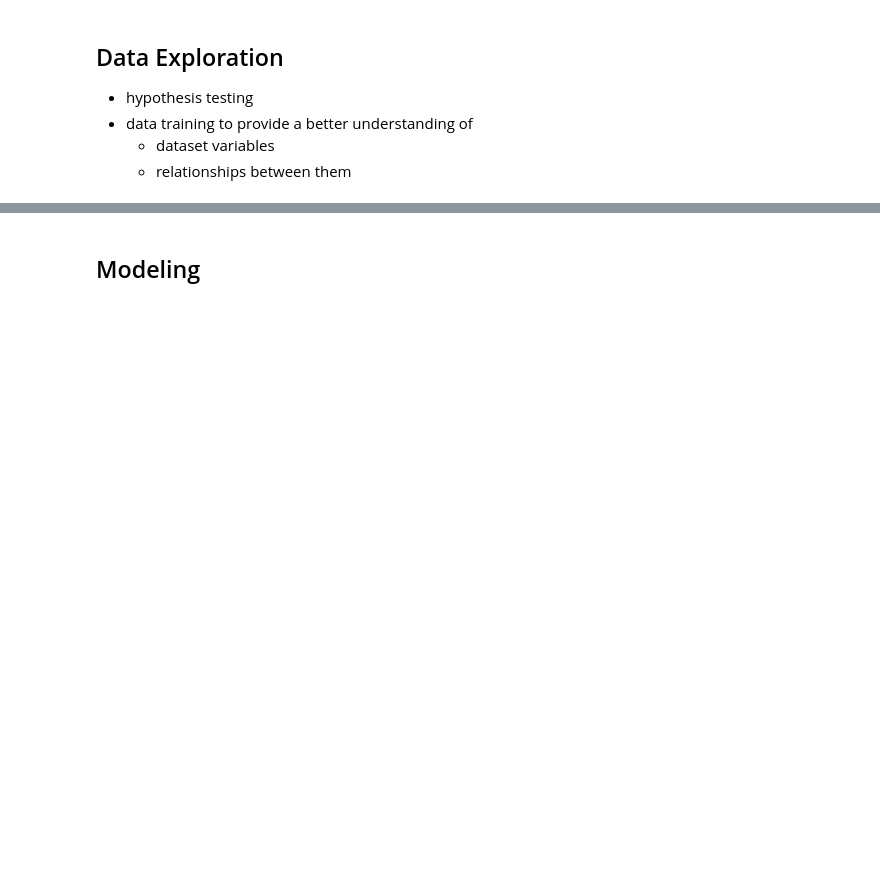
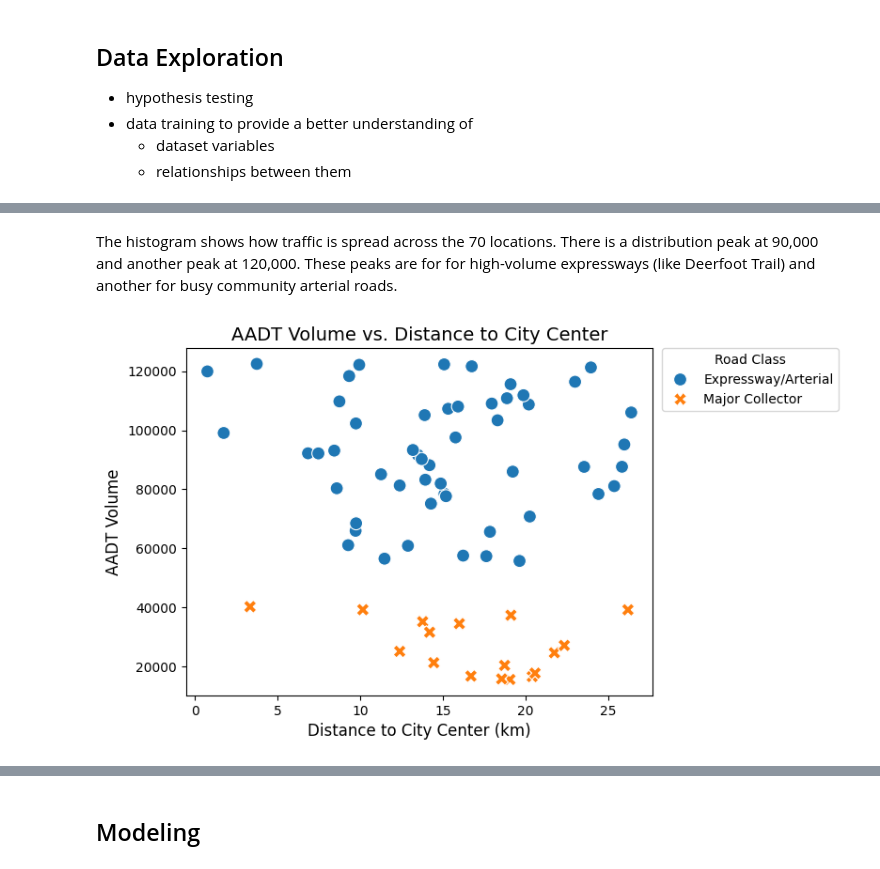
Before and after one commit to ctatlah/ai-carwash, a Jupyter notebook: carwash.ipynb, the cells around one changed output, grey strips where cells are left out. Cells and saved outputs as stored; diff of their text form; code cells hidden in the pictures; blank space fills up the shorter version.

```diff
--- a/carwash.ipynb
+++ b/carwash.ipynb
@@ -50,0 +170,15 @@ The output should be an understanding of where in Calgary represent high-potenti
+# %% [markdown]
+The histogram shows how traffic is spread across the 70 locations. There is a distribution peak at 90,000 and another peak at 120,000. These peaks are for for high-volume expressways (like Deerfoot Trail) and another for busy community arterial roads.
+# %%
+# Scatter Plot: Distance to City Center vs AADT Volume
+#
+
+sns.scatterplot(data=demand_df, x='Distance_to_City_Center_km', y='AADT_Volume', hue='Road_Class', style='Road_Class', s=100)
+plt.title('AADT Volume vs. Distance to City Center', fontsize=14)
+plt.xlabel('Distance to City Center (km)', fontsize=12)
+plt.ylabel('AADT Volume', fontsize=12)
+plt.legend(title='Road Class', bbox_to_anchor=(1.02, 1), loc='upper left', borderaxespad=0)
+plt.show()
+plt.close()
+# %% [output]
+[figure, added]
```
Also changed, not shown: parts of 30 cells of this notebook, 4 other files.
